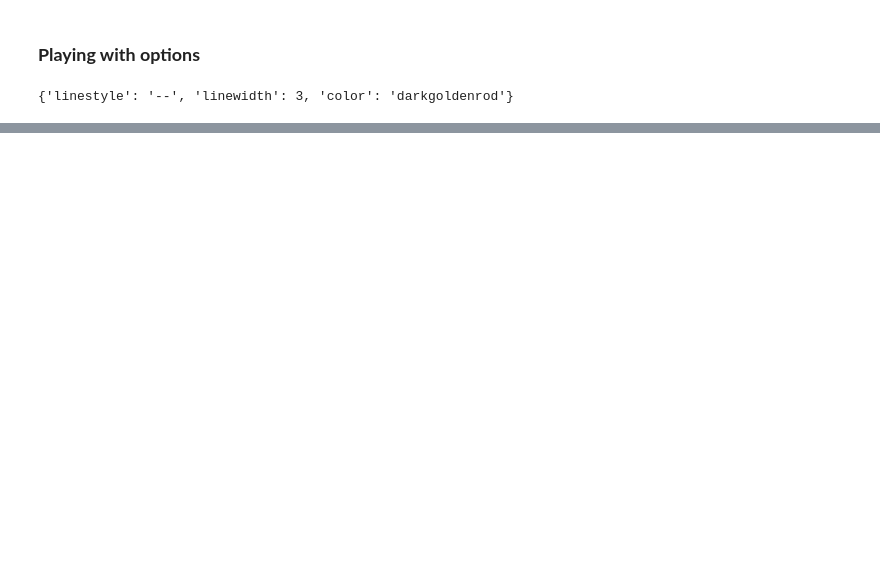
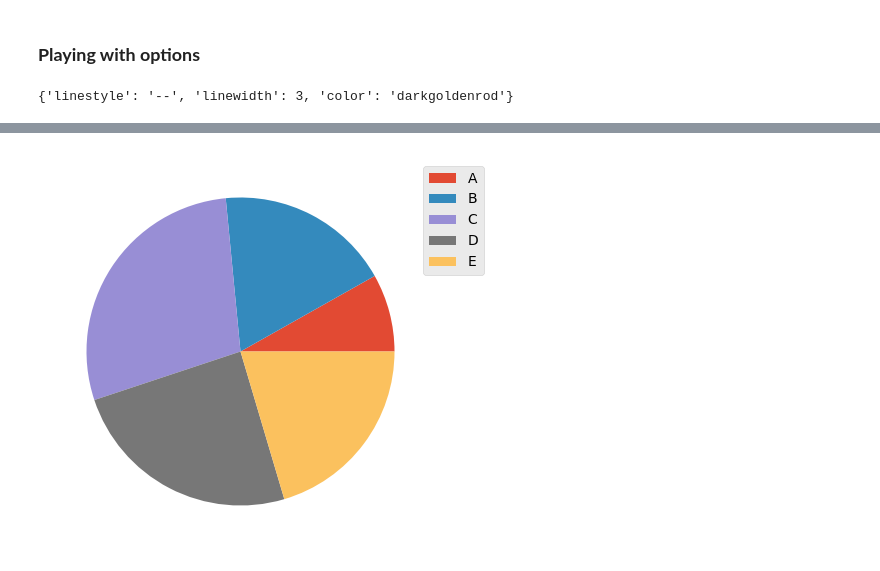
Before and after one commit to alchemistbg/matplotlib, a Jupyter notebook: matplotlib.ipynb, the cells around one changed output, grey strips where cells are left out. Cells and saved outputs as stored; diff of their text form; code cells hidden in the pictures; blank space fills up the shorter version.

```diff
--- a/matplotlib.ipynb
+++ b/matplotlib.ipynb
@@ -164,0 +193,10 @@ plt.yticks(income_ticks, [f'{x}k USD' for x in income_ticks]);
+# %%
+from matplotlib import style
+style.use('ggplot')
+
+plt.figure(figsize = (10, 5))
+# plt.pie(x = votes, labels = people);
+plt.pie(x = votes, labels = None)
+plt.legend(labels = people, loc = 'upper right', bbox_to_anchor = (1.15, 1));
+# %% [output]
+[figure, added]
```
Also changed, not shown: parts of 21 cells of this notebook.
